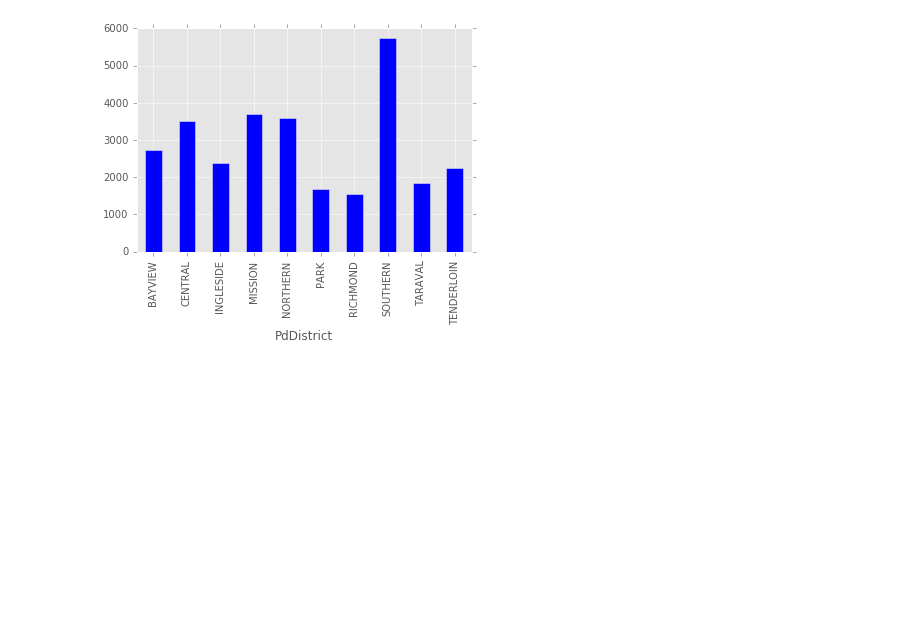
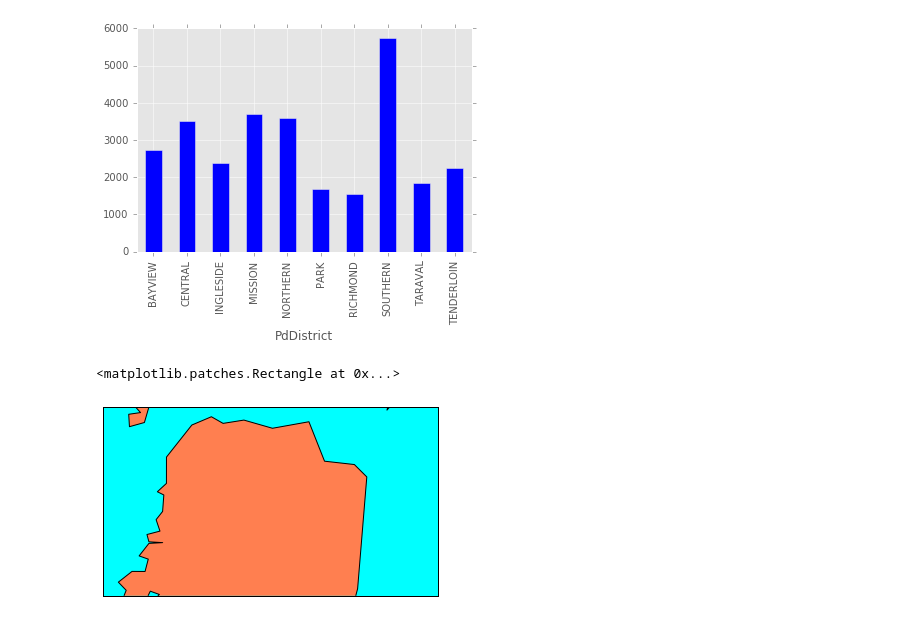
Before and after one commit to a-d-i/dssfodata, a Jupyter notebook: sfocrimeanalysis.ipynb, the cells around one changed output. Saved outputs shown, nothing was run; the diff lists cells and outputs as text; code cells hidden in the pictures; blank space fills up the shorter version.

```diff
--- a/sfocrimeanalysis.ipynb
+++ b/sfocrimeanalysis.ipynb
@@ -24,3 +24,15 @@ df.groupby('PdDistrict').size().plot(kind='bar')
 # %% [output]
 <matplotlib.axes._subplots.AxesSubplot at 0x...>
 [figure]
+# %%
+map = Basemap(projection='merc', lat_0 = 37, lon_0 = -122,
+    resolution = 'h', area_thresh = 0.1,
+    llcrnrlon=-122.346565, llcrnrlat=37.721389,
+    urcrnrlon= -122.561093, urcrnrlat=37.816924)
+
+map.drawcoastlines()
+map.fillcontinents(color = 'coral')
+map.drawmapboundary(fill_color='aqua')
+# %% [output]
+<matplotlib.patches.Rectangle at 0x...>
+[figure, added]
```
